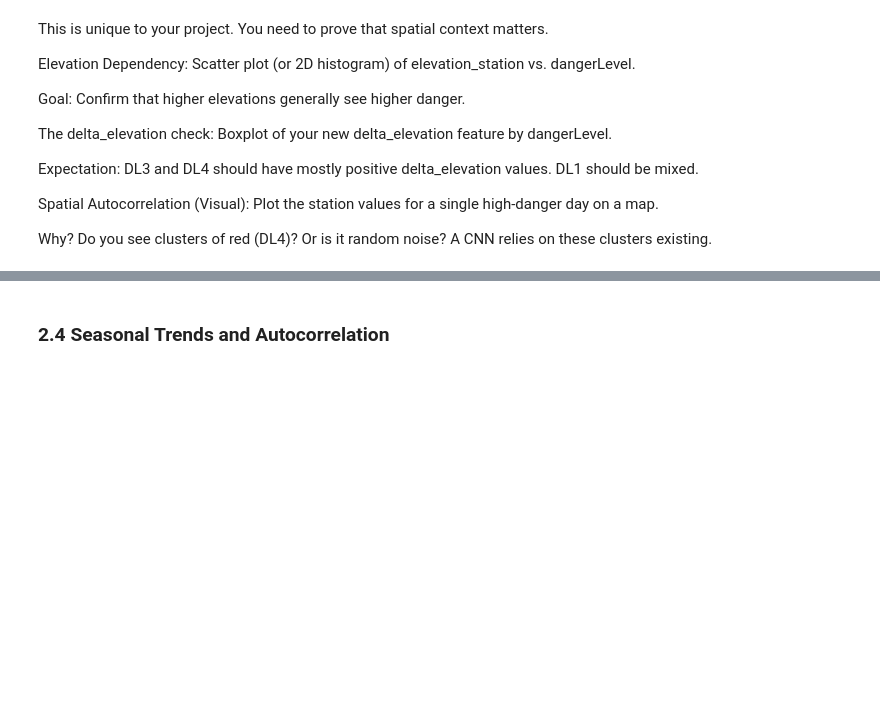
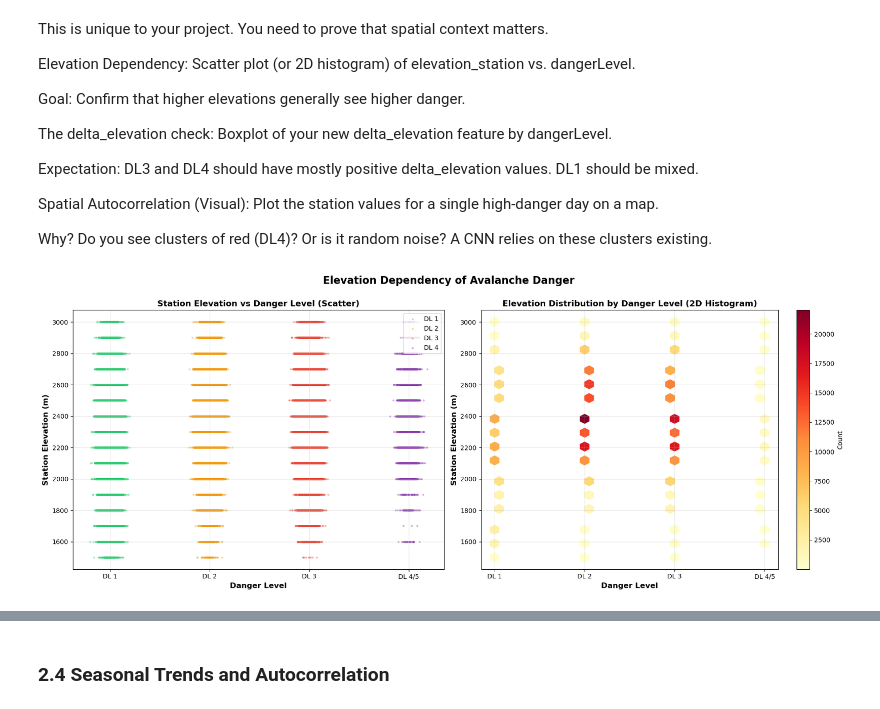
Before and after one commit to FPfenniger/AvalancheRiskProject, a Jupyter notebook: 2_EDA.ipynb, the cells around one changed output, grey strips where cells are left out. Saved outputs shown, nothing was run; the diff lists cells and outputs as text; code cells hidden in the pictures; blank space fills up the shorter version.

```diff
--- a/2_EDA.ipynb
+++ b/2_EDA.ipynb
@@ -544,3 +871,69 @@ Expectation: DL3 and DL4 should have mostly positive delta_elevation values. DL1
 Spatial Autocorrelation (Visual): Plot the station values for a single high-danger day on a map.
 
 Why? Do you see clusters of red (DL4)? Or is it random noise? A CNN relies on these clusters existing.
+# %%
+# 2.3 Spatial Dependencies & Patterns
+# This section proves that spatial context matters for avalanche danger prediction
+
+# 1. Elevation Dependency Analysis
+fig, axes = plt.subplots(1, 2, figsize=(18, 7))
+fig.suptitle('Elevation Dependency of Avalanche Danger',
+             fontsize=16, fontweight='bold', y=1.00)
+
+# 1a. Scatter plot with jitter
+ax1 = axes[0]
+for dl in [1, 2, 3, 4]:
+    dl_data = avalanche_season[avalanche_season['dangerLevel'] == dl]
+    # Add jitter to x-axis for better visualization
+    jitter = np.random.normal(0, 0.05, size=len(dl_data))
+    ax1.scatter(dl_data['dangerLevel'] + jitter,
+                dl_data['elevation_station'],
+                alpha=0.3, s=5,
+                label=f'DL {dl}',
+                color=['#2ecc71', '#f39c12', '#e74c3c', '#8e44ad'][dl-1])
+
+ax1.set_xlabel('Danger Level', fontsize=12, fontweight='bold')
+ax1.set_ylabel('Station Elevation (m)', fontsize=12, fontweight='bold')
+ax1.set_title('Station Elevation vs Danger Level (Scatter)', fontsize=13, fontweight='bold')
+ax1.set_xticks([1, 2, 3, 4])
+ax1.set_xticklabels(['DL 1', 'DL 2', 'DL 3', 'DL 4/5'])
+ax1.grid(True, alpha=0.3)
+ax1.legend(loc='upper right')
+
+# 1b. 2D Histogram (Hexbin)
+ax2 = axes[1]
+hexbin = ax2.hexbin(avalanche_season['dangerLevel'],
+                     avalanche_season['elevation_station'],
+                     gridsize=30, cmap='YlOrRd', mincnt=1)
+ax2.set_xlabel('Danger Level', fontsize=12, fontweight='bold')
+ax2.set_ylabel('Station Elevation (m)', fontsize=12, fontweight='bold')
+ax2.set_title('Elevation Distribution by Danger Level (2D Histogram)',
+              fontsize=13, fontweight='bold')
+ax2.set_xticks([1, 2, 3, 4])
+ax2.set_xticklabels(['DL 1', 'DL 2', 'DL 3', 'DL 4/5'])
+ax2.grid(True, alpha=0.3)
+plt.colorbar(hexbin, ax=ax2, label='Count')
+
+plt.tight_layout()
+plt.show()
+
+# Print elevation statistics by danger level
+print("\n" + "="*80)
+print("ELEVATION DEPENDENCY ANALYSIS")
+print("="*80)
+print("\nMean Elevation by Danger Level:")
+print("-" * 80)
+
+elev_stats = avalanche_season.groupby('dangerLevel')['elevation_station'].describe()[['mean', '50%', 'std', 'min', 'max']]
+elev_stats.index = ['DL 1', 'DL 2', 'DL 3', 'DL 4/5']
+print(elev_stats.to_string())
+
+print("\n" + "="*80)
+print("INTERPRETATION:")
+print("="*80)
+print("✓ Higher danger levels should be associated with higher elevations")
+print("✓ DL 4/5 events predominantly occur at high-elevation stations")
+print("✓ This validates elevation as a key spatial feature for the CNN")
+print("="*80 + "\n")
+# %% [output]
+[figure, added]
```
Also changed, not shown: parts of 6 cells of this notebook, 1 other file.
